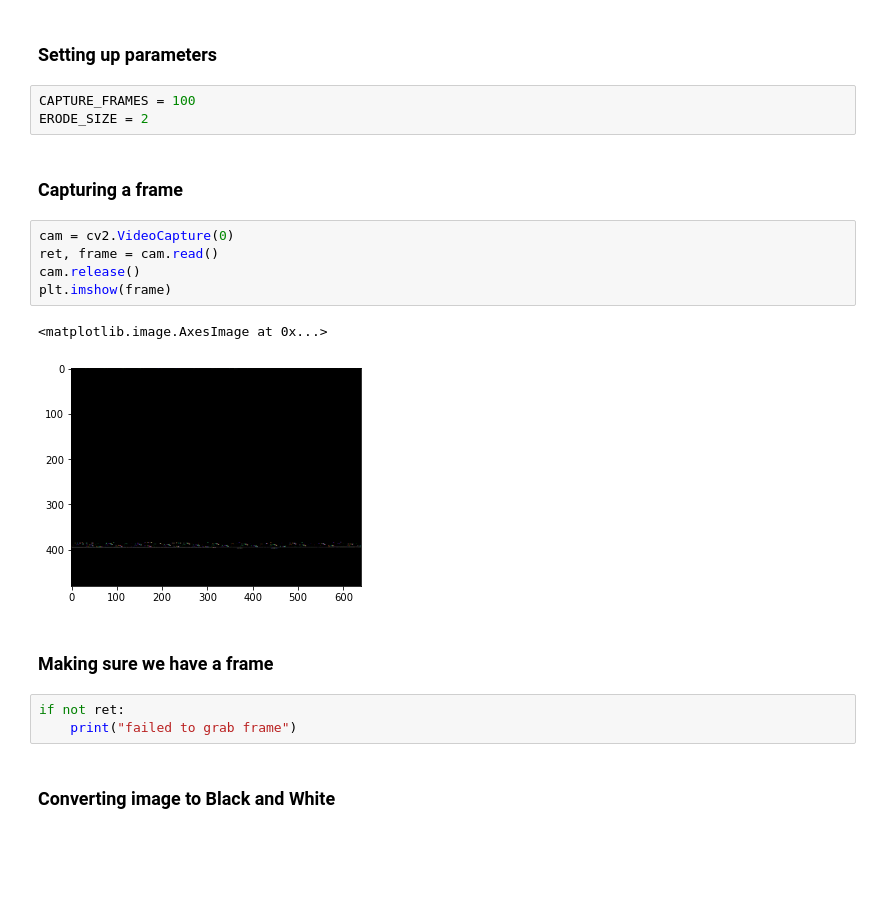
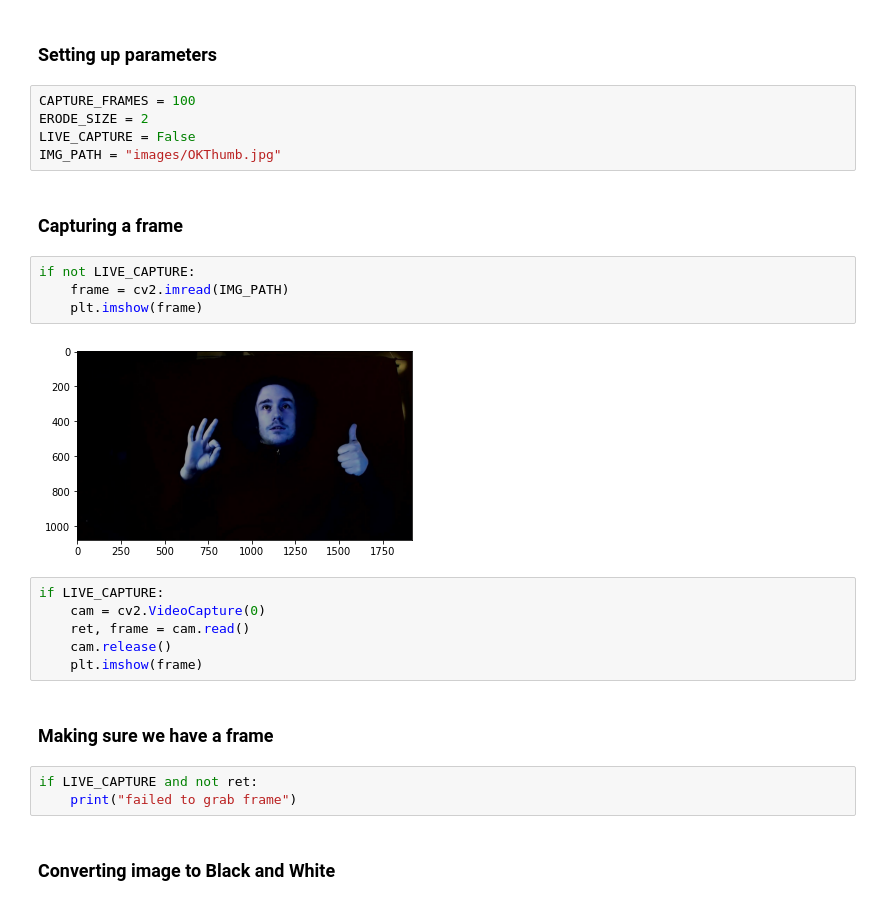
Before and after one commit to savagewil/GestureRecognisionCSCI731, a Jupyter notebook: BWHandSegmentation.ipynb, the cells around one changed output. Cells and saved outputs as stored; diff of their text form; blank space fills up the shorter version.

```diff
--- a/BWHandSegmentation.ipynb
+++ b/BWHandSegmentation.ipynb
@@ -7,20 +7,26 @@ import matplotlib.pyplot as plt
 # %%
 CAPTURE_FRAMES = 100
 ERODE_SIZE = 2
+LIVE_CAPTURE = False
+IMG_PATH = "images/OKThumb.jpg"
 # %% [markdown]
 ### Capturing a frame
+# %%
+if not LIVE_CAPTURE:
+    frame = cv2.imread(IMG_PATH)
+    plt.imshow(frame)
+# %% [output]
+[figure, added]
 # %%
-cam = cv2.VideoCapture(0)
-ret, frame = cam.read()
-cam.release()
-plt.imshow(frame)
+if LIVE_CAPTURE:
+    cam = cv2.VideoCapture(0)
+    ret, frame = cam.read()
+    cam.release()
+    plt.imshow(frame)
-# %% [output]
-<matplotlib.image.AxesImage at 0x...>
-[figure, removed]
 # %% [markdown]
 ### Making sure we have a frame
 # %%
-if not ret:
+if LIVE_CAPTURE and not ret:
     print("failed to grab frame")
 # %% [markdown]
 ### Converting image to Black and White
```
Also changed, not shown: parts of 3 cells of this notebook, 8 other files.
